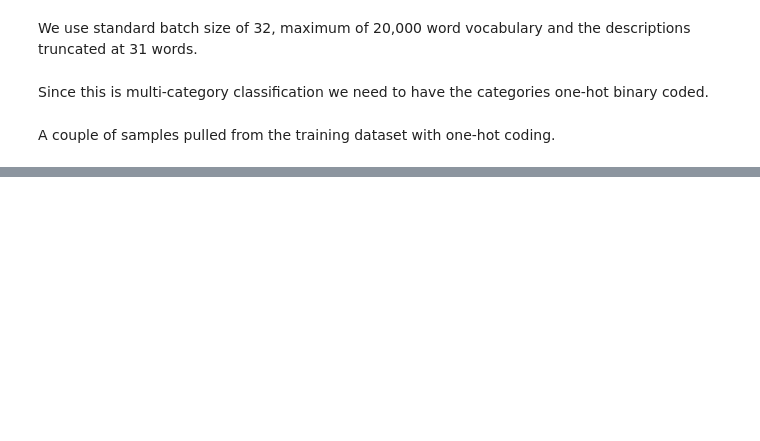
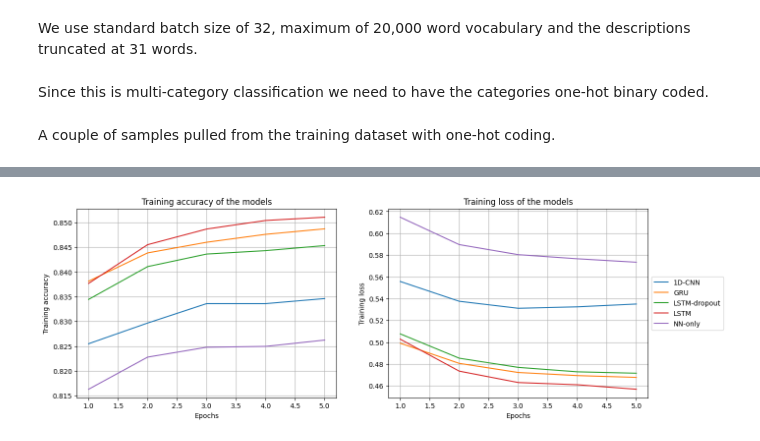
Before and after one commit to NikoKuu/Introduction-to-Deep-Learning-final, a Jupyter notebook: Intro-to-Deep-Learning-final.ipynb, the cells around one changed output, grey strips where cells are left out. Drawn from its saved outputs; the diff is of its cells as text; code cells hidden in the pictures; blank space fills up the shorter version.

```diff
--- a/Intro-to-Deep-Learning-final.ipynb
+++ b/Intro-to-Deep-Learning-final.ipynb
@@ -971,0 +1017,22 @@ My final project for DTSA 5510 Unsupervised Algorithms in Machine Learning
+# %%
+import os
+import pandas as pd
+import seaborn as sns
+import matplotlib.pyplot as plt
+
+files = os.listdir(r'..\\results')
+df = pd.DataFrame()
+for file in files:
+    if file[-4:] == '.csv' and file !='training_history.csv':
+        new_df = pd.read_csv(r'..\\results' + r'\\' + file)
+        new_df.drop(columns='Unnamed: 0', inplace=True)
+        new_df['epoch'] = new_df.index + 1
+        parts = file.split('.')[0].split('_')
+        new_df['model'] = parts[0]
+        if len(parts) > 1:
+            new_df['parameter'] = parts[1]
+        else:
+            new_df['parameter'] = 'default'
+        df = pd.concat([df, new_df])
+# print(df)
+# df.to_csv('training_history.csv')
@@ -971,0 +1049,18 @@ My final project for DTSA 5510 Unsupervised Algorithms in Machine Learning
+# %%
+
+
+fig, ax = plt.subplots(1,2, figsize=(15, 5))
+sns.lineplot(df[df['parameter']=='default'], x='epoch', y='val_acc', hue='model', legend=False, ax=ax[0])
+sns.lineplot(df[df['parameter']=='default'], x='epoch', y='val_loss', hue='model', ax=ax[1])
+ax[0].set_title('Training accuracy of the models')
+ax[0].set_ylabel('Training accuracy')
+ax[0].set_xlabel('Epochs')
+ax[0].grid(True)
+ax[1].set_title('Training loss of the models')
+ax[1].set_ylabel('Training loss')
+ax[1].set_xlabel('Epochs')
+ax[1].grid(True)
+ax[1].legend(loc='center left', bbox_to_anchor=(1, 0.5))
+plt.show()
+# %% [output]
+[figure, added]
```
Also changed, not shown: parts of 59 cells of this notebook, 4 other files.
